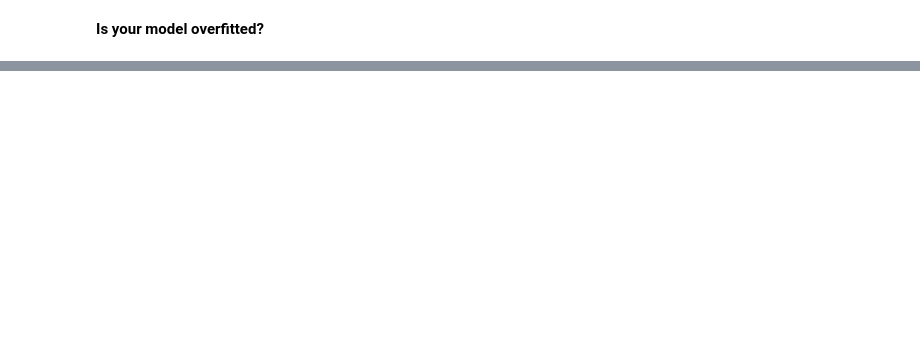
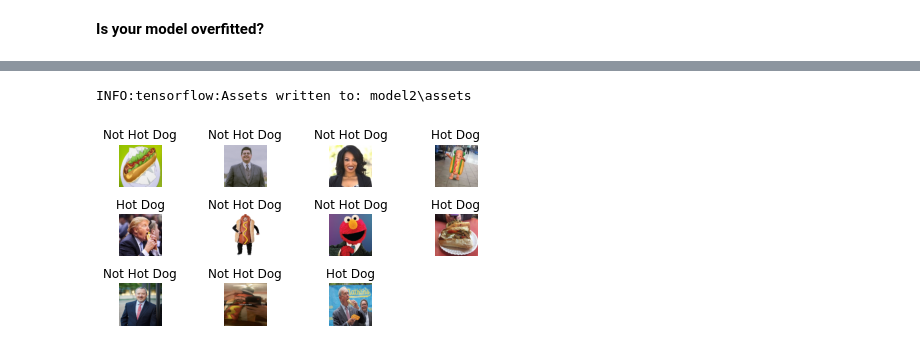
Before and after one commit to rsanchez-dv/Data_Science_Labs, a Jupyter notebook: HotDog/HotDog_NotHotDog_starter.ipynb, the cells around one changed output, grey strips where cells are left out. Saved outputs shown, nothing was run; the diff lists cells and outputs as text; code cells hidden in the pictures; blank space fills up the shorter version.

```diff
--- a/HotDog/HotDog_NotHotDog_starter.ipynb
+++ b/HotDog/HotDog_NotHotDog_starter.ipynb
@@ -259,0 +323,43 @@ batch_ds_train = tf.keras.preprocessing.image_dataset_from_directory(
+# %%
+model2.save('model2')
+# %% [output]
+INFO:tensorflow:Assets written to: model2\assets
+# %%
+# Predict on New Data
+import numpy as np
+from keras.preprocessing import image
+image_urls = ['fun_data/.jpg']
+
+import glob
+image_urls = glob.glob('fun_data/*')
+
+loaded_images = []
+test_images = []
+
+for temp in image_urls:
+    loaded_images.append(image.load_img(temp,target_size = (180,180)))
+    loaded_image = image.load_img(temp,target_size = (180,180))
+    test_images.append(np.expand_dims(image.img_to_array(loaded_image), axis = 0))
+
+results = []
+for temp in test_images:
+    results.append(model2.predict(temp))
+
+for index, temp in enumerate(results):
+    if temp[0][0] > 0:
+         pred = 'Hot Dog'
+    else:
+         pred = 'Not Hot Dog'
+    ax = plt.subplot(4,4,index +1)
+    plt.imshow(loaded_images[index])
+    plt.title(pred)
+    plt.axis('off')
+    plt.tight_layout()
+
+
+#url = 'hotdog_data/train/hotdog/33.jpg'
+#loaded_image = image.load_img(url, target_size = (180, 180))
+#test_image = np.expand_dims(image.img_to_array(loaded_image), axis = 0)
+#result = model2.predict(test_image)
+# %% [output]
+[figure, added]
```
Also changed, not shown: parts of 16 cells of this notebook, 28 other files.
